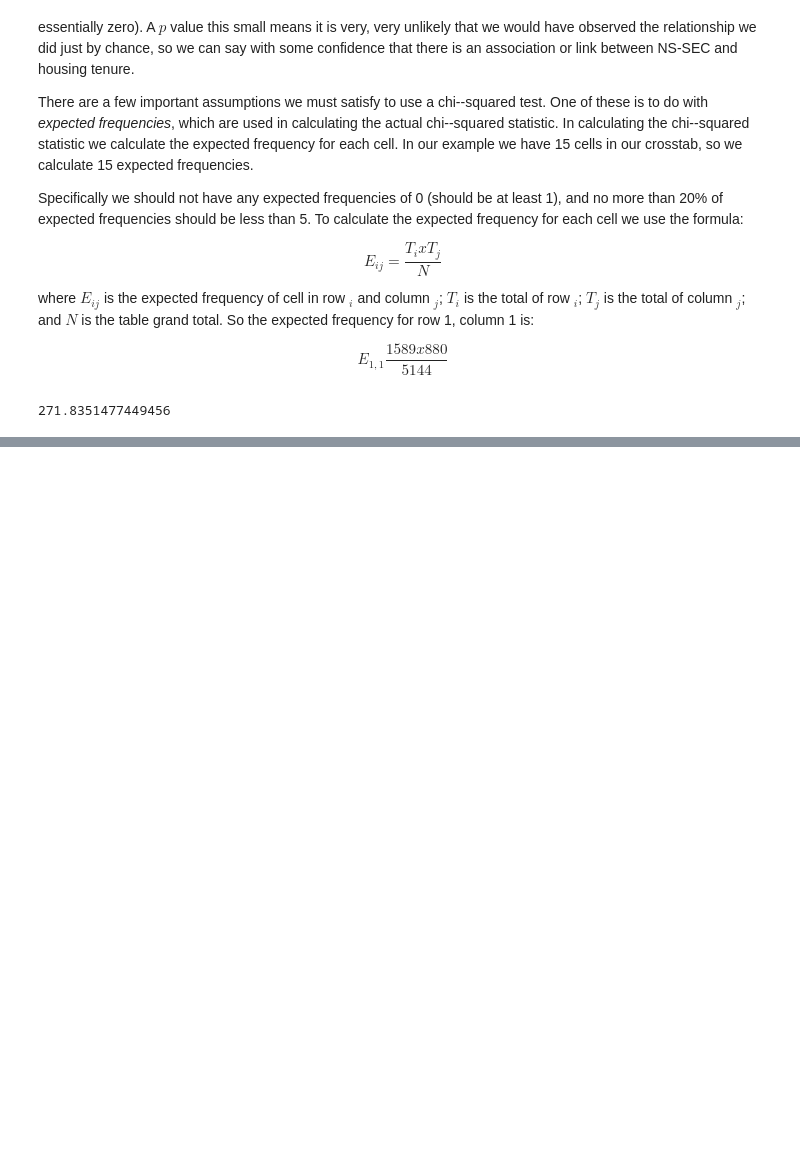
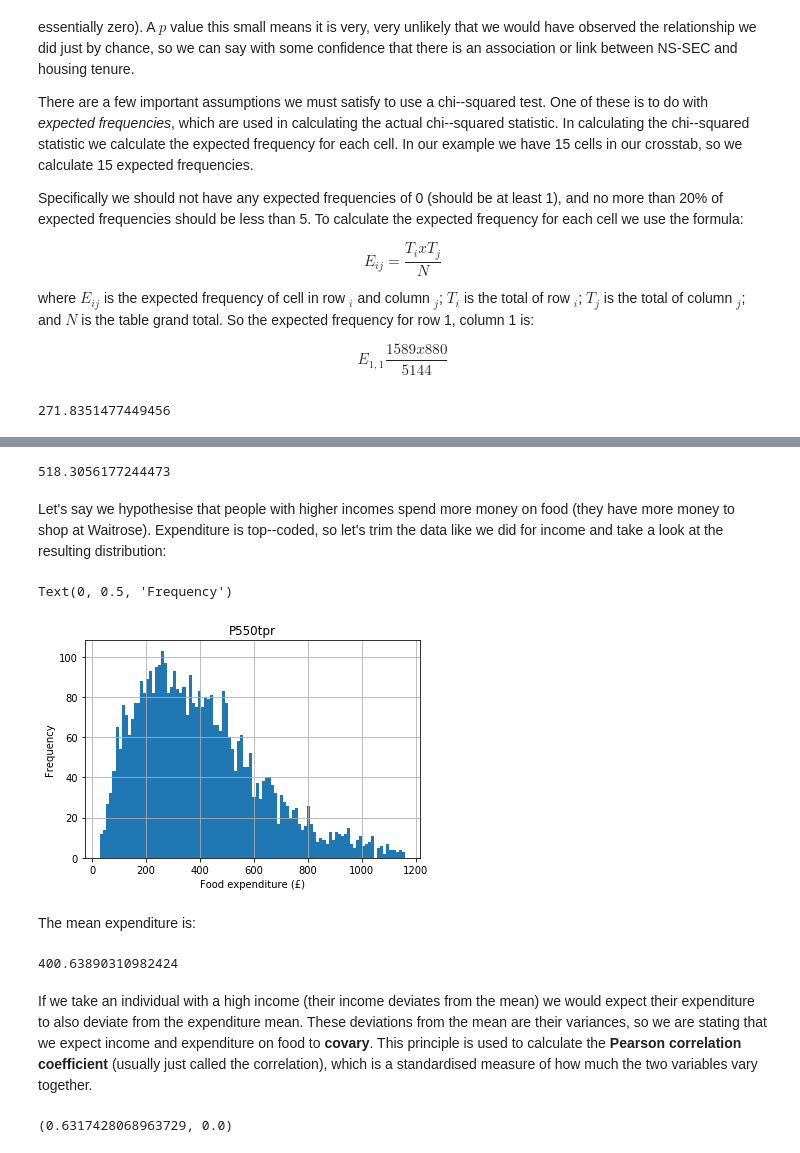
Before and after one commit to philmikejones/stats101, a Jupyter notebook: notebooks/stats101.ipynb, the cells around one changed output, grey strips where cells are left out. Saved outputs shown, nothing was run; the diff lists cells and outputs as text; code cells hidden in the pictures; blank space fills up the shorter version.

Commit message:
add notes on correlation

```diff
--- a/notebooks/stats101.ipynb
+++ b/notebooks/stats101.ipynb
@@ -896,0 +974,31 @@ TODO
+# %%
+food_trimmed.P344pr.mean()
+# %% [output]
+518.3056177244473
+# %% [markdown]
+Let's say we hypothesise that people with higher incomes spend more money on food (they have more money to shop at Waitrose).
+Expenditure is top--coded, so let's trim the data like we did for income and take a look at the resulting distribution:
+# %%
+food_trimmed = food_trimmed[food_trimmed.P550tpr < food_trimmed.P550tpr.max()]
+food_trimmed.hist(column = "P550tpr", bins = 100)
+plt.xlabel("Food expenditure (£)")
+plt.ylabel("Frequency")
+# %% [output]
+Text(0, 0.5, 'Frequency')
+[figure, added]
+# %% [markdown]
+The mean expenditure is:
+# %%
+food_trimmed.P550tpr.mean()
+# %% [output]
+400.63890310982424
+# %% [markdown]
+If we take an individual with a high income (their income deviates from the mean) we would expect their expenditure to also deviate from the expenditure mean.
+These deviations from the mean are their variances, so we are stating that we expect income and expenditure on food to **covary**.
+This principle is used to calculate the **Pearson correlation coefficient** (usually just called the correlation), which is a standardised measure of how much the two variables vary together.
+# %%
+scipy.stats.pearsonr(
+    food_trimmed["P344pr"], food_trimmed["P550tpr"]
+)
+# %% [output]
+(0.6317428068963729, 0.0)
```
Also changed, not shown: parts of 19 cells of this notebook.
